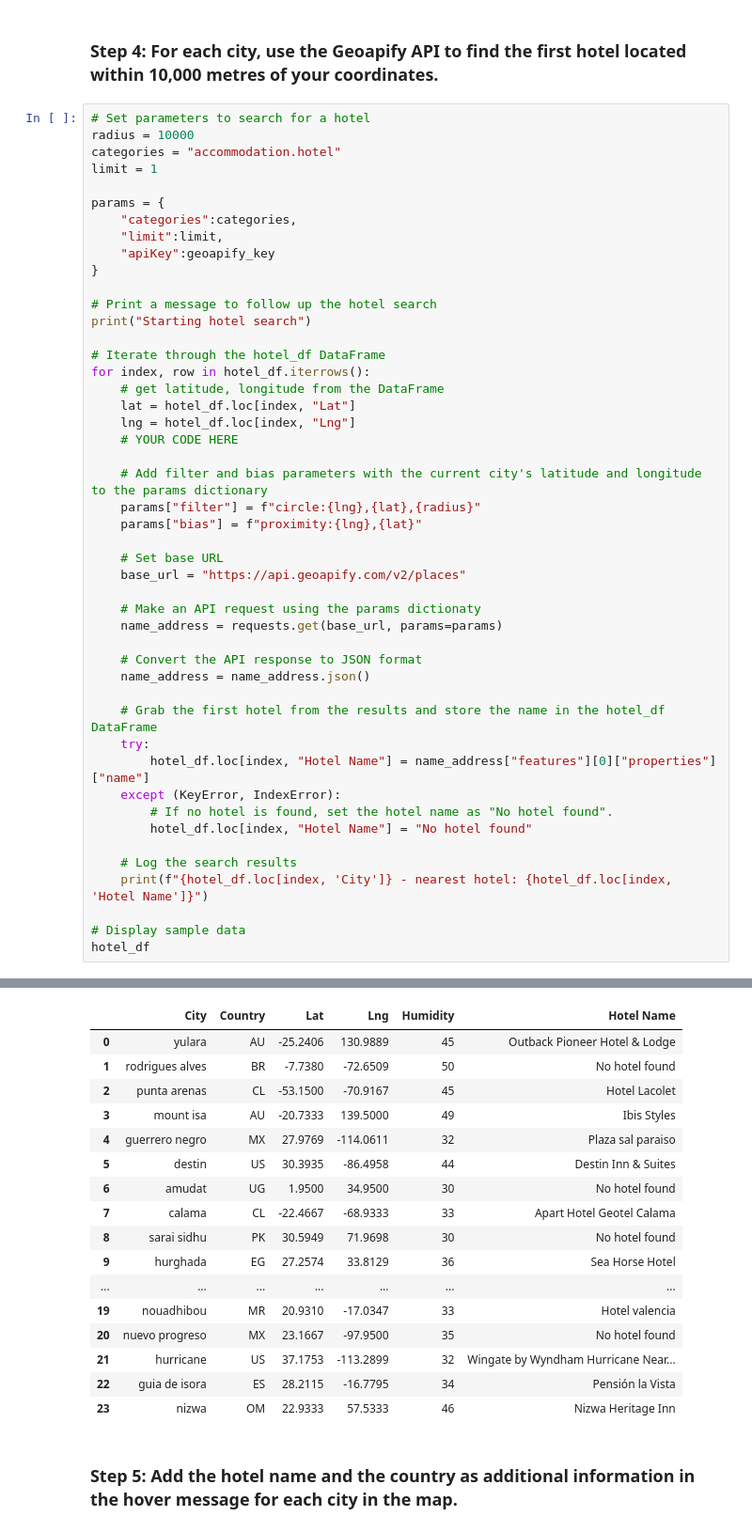
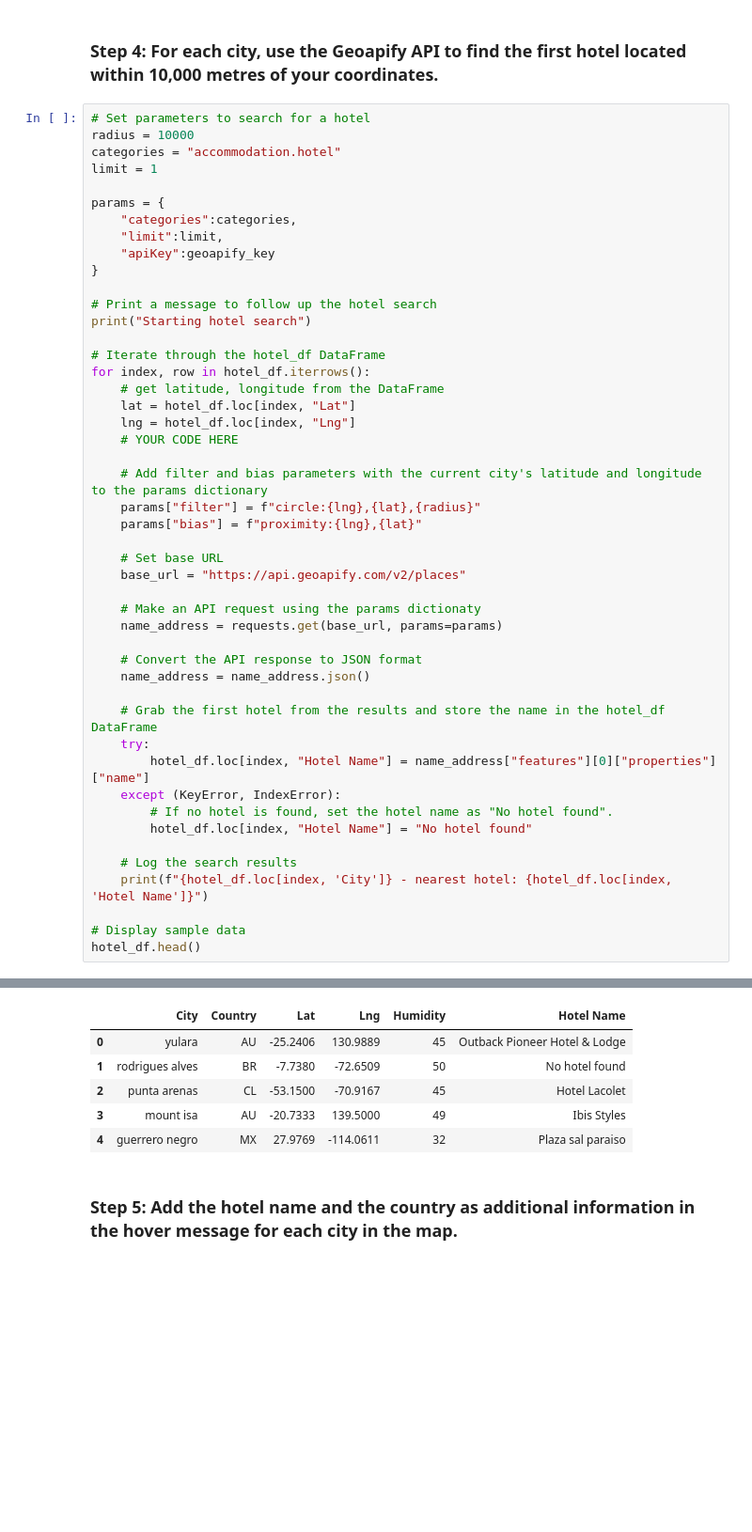
Before and after one commit to ysgorin/python-api-challenge, a Jupyter notebook: WeatherPy/VacationPy.ipynb, the cells around one changed output, grey strips where cells are left out. Shown at 94% size. Cells and saved outputs as stored; diff of their text form; blank space fills up the shorter version.

```diff
--- a/WeatherPy/VacationPy.ipynb
+++ b/WeatherPy/VacationPy.ipynb
@@ -136,44 +136,33 @@ for index, row in hotel_df.iterrows():
         hotel_df.loc[index, "Hotel Name"] = "No hotel found"
 
     # Log the search results
     print(f"{hotel_df.loc[index, 'City']} - nearest hotel: {hotel_df.loc[index, 'Hotel Name']}")
 
 # Display sample data
-hotel_df
+hotel_df.head()
 # %% [output]
 Starting hotel search
 yulara - nearest hotel: Outback Pioneer Hotel & Lodge
 rodrigues alves - nearest hotel: No hotel found
 punta arenas - nearest hotel: Hotel Lacolet
 mount isa - nearest hotel: Ibis Styles
 guerrero negro - nearest hotel: Plaza sal paraiso
 destin - nearest hotel: Destin Inn & Suites
 amudat - nearest hotel: No hotel found
 calama - nearest hotel: Apart Hotel Geotel Calama
 sarai sidhu - nearest hotel: No hotel found
 hurghada - nearest hotel: Sea Horse Hotel
 ocampo - nearest hotel: No hotel found
 ... (9 lines left out)
 nuevo progreso - nearest hotel: No hotel found
 hurricane - nearest hotel: Wingate by Wyndham Hurricane Near Zion National Park
 guia de isora - nearest hotel: Pensión la Vista
 nizwa - nearest hotel: Nizwa Heritage Inn
 |  | City | Country | Lat | Lng | Humidity | Hotel Name |
 | 0 | yulara | AU | -25.2406 | 130.9889 | 45 | Outback Pioneer Hotel & Lodge |
 | 1 | rodrigues alves | BR | -7.7380 | -72.6509 | 50 | No hotel found |
 | 2 | punta arenas | CL | -53.1500 | -70.9167 | 45 | Hotel Lacolet |
 | 3 | mount isa | AU | -20.7333 | 139.5000 | 49 | Ibis Styles |
 | 4 | guerrero negro | MX | 27.9769 | -114.0611 | 32 | Plaza sal paraiso |
-| 5 | destin | US | 30.3935 | -86.4958 | 44 | Destin Inn & Suites |
-| 6 | amudat | UG | 1.9500 | 34.9500 | 30 | No hotel found |
-| 7 | calama | CL | -22.4667 | -68.9333 | 33 | Apart Hotel Geotel Calama |
-| 8 | sarai sidhu | PK | 30.5949 | 71.9698 | 30 | No hotel found |
-| 9 | hurghada | EG | 27.2574 | 33.8129 | 36 | Sea Horse Hotel |
-| ... | ... | ... | ... | ... | ... | ... |
-| 19 | nouadhibou | MR | 20.9310 | -17.0347 | 33 | Hotel valencia |
-| 20 | nuevo progreso | MX | 23.1667 | -97.9500 | 35 | No hotel found |
-| 21 | hurricane | US | 37.1753 | -113.2899 | 32 | Wingate by Wyndham Hurricane Near... |
-| 22 | guia de isora | ES | 28.2115 | -16.7795 | 34 | Pensión la Vista |
-| 23 | nizwa | OM | 22.9333 | 57.5333 | 46 | Nizwa Heritage Inn |
 # %% [markdown]
 ### Step 5: Add the hotel name and the country as additional information in the hover message for each city in the map.
```
Also changed, not shown: parts of 2 cells of this notebook.
